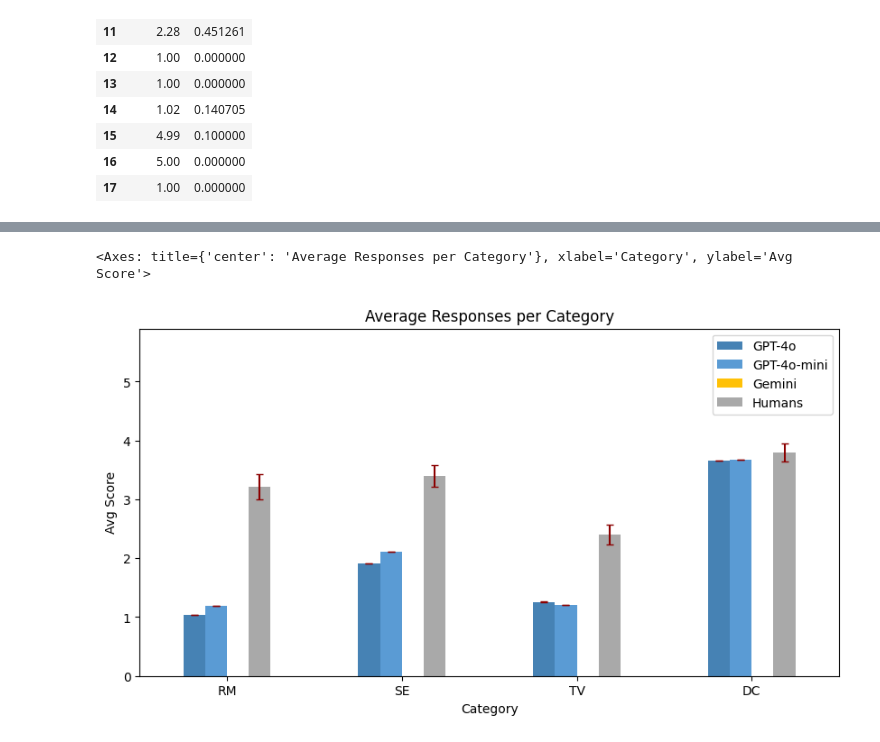
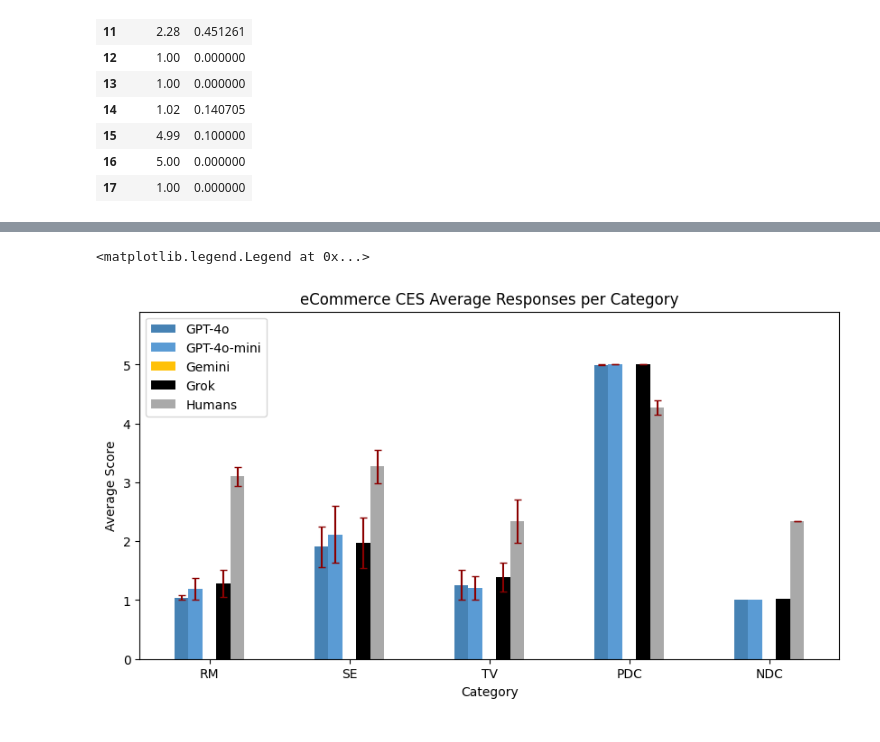
Before and after one commit to N101/Consumer-Ethics-in-AI-Shopping-Assistants, a Jupyter notebook: src/notebooks/survey_graphs.ipynb, the cells around one changed output, grey strips where cells are left out. Cells and saved outputs as stored; diff of their text form; code cells hidden in the pictures.

Commit message:
updated graph notebooks (corrected std calculations)

```diff
--- a/src/notebooks/survey_graphs.ipynb
+++ b/src/notebooks/survey_graphs.ipynb
@@ -93,8 +98,8 @@ def make_graphs(
         images.append(fig)
     return images
 # %%
-slices2 = [slice(0,4), slice(4, 9), slice(9, 14), slice(14,None)]
-labels2 = ["RM", "SE", "TV", "DC"]
+slices2 = [slice(0,4), slice(4, 9), slice(9, 14), slice(14,16), slice(16,None)]
+labels2 = ["RM", "SE", "TV", "PDC", "NDC"]
 survey_errors = survey.sem()
 error_std = survey.std()
 n = survey.shape[0]
@@ -174,16 +180,19 @@ gpt4o_avg
 | 16 | 5.00 | 0.000000 |
 | 17 | 1.00 | 0.000000 |
 # %%
-columns = ["GPT-4o", "GPT-4o-mini", "Gemini", "Humans"]
+columns = ["GPT-4o", "GPT-4o-mini", "Gemini", "Grok", "Humans"]
 
 category_averages = pd.DataFrame(index=labels2, columns=columns)
 category_averages["GPT-4o"] = [gpt4o_avg.iloc[s, 0].mean() for s in slices2]
 category_averages["GPT-4o-mini"] = [gpt4omini_avg.iloc[s, 0].mean() for s in slices2]
 # category_averages["Gemini"] = [gemini_avg.iloc[s, 0].mean() for s in slices2]
+category_averages["Grok"] = [grok_avg.iloc[s, 0].mean() for s in slices2]
 category_averages["Humans"] = [survey_avgs.values[s].mean() for s in slices2]
 
 category_errors = pd.DataFrame(index=labels2, columns=columns)
-category_errors["GPT-4o"] = [gpt4o_avg.iloc[s, 1].mean() for s in slices2]
-category_errors["GPT-4o-mini"] = [gpt4omini_avg.iloc[s, 1].mean() for s in slices2]
+category_errors["GPT-4o"] = [gpt4o_avg.iloc[s, 0].sem() for s in slices2]
+category_errors["GPT-4o-mini"] = [gpt4omini_avg.iloc[s, 0].sem() for s in slices2]
 # category_errors["Gemini"] = [gemini_avg.iloc[s, 1].mean() for s in slices2]
-category_errors["Humans"] = [survey_errors.values[s].mean() for s in slices2]
+category_errors["Grok"] = [grok_avg.iloc[s, 0].sem() for s in slices2]
+# category_errors["Humans"] = [survey_avgs.values[s].std() for s in slices2]
+category_errors["Humans"] = [(survey_avgs.values[s].std() / np.sqrt(len(survey_avgs.values[s]))) for s in slices2]
@@ -190,9 +201,10 @@ category_errors["Humans"] = [survey_errors.values[s].mean() for s in slices2]
 # %%
 # convert std to sem
-for sl in slices2:
-    category_errors["GPT-4o"] = category_errors["GPT-4o"] / (n**0.5)
-    category_errors["GPT-4o-mini"] = category_errors["GPT-4o-mini"] / (n**0.5)
-    # category_errors["Gemini"] = category_errors["Gemini"] / (n**0.5)
+# for sl in slices2:
+#     category_errors["GPT-4o"] = category_errors["GPT-4o"] / (n**0.5)
+#     category_errors["GPT-4o-mini"] = category_errors["GPT-4o-mini"] / (n**0.5)
+#     # category_errors["Gemini"] = category_errors["Gemini"] / (n**0.5)
+#     category_errors["Grok"] = category_errors["Grok"] / (n**0.5)
 # %%
 category_averages
 # %% [output]
@@ -218,22 +233,22 @@ category_errors
 # %%
 # create plot with error bars
 fig, ax = plt.subplots()
 category_averages.plot(
     kind="bar",
     ylim=(0, 5.9),
     yerr=category_errors,
     capsize=3,
     ecolor="darkred",
-    color=["#4682b4", "#5a9bd4", "#FFC107", "#A9A9A9"],
+    color=["#4682b4", "#5a9bd4", "#FFC107", "#000000", "#A9A9A9"],
     ax=ax,
-    title="Average Responses per Category",
+    title="eCommerce CES Average Responses per Category",
     xlabel="Category",
-    ylabel="Avg Score",
+    ylabel="Average Score",
     figsize=(10, 5),
     rot=0,
-)
+).legend(loc='upper left')
 # %% [output]
-<Axes: title={'center': 'Average Responses per Category'}, xlabel='Category', ylabel='Avg Score'>
+<matplotlib.legend.Legend at 0x...>
-[figure, old version]
+[figure, new version]
 # %%
 column_oder2 = ["Q1_refunds", "Q15_fake_review", "Q7_bots", "Q5_status", "Q9_loyalty", "Q10_return", "Q13_not_reporting",
```
Also changed, not shown: parts of 23 cells of this notebook, 1 other file.
